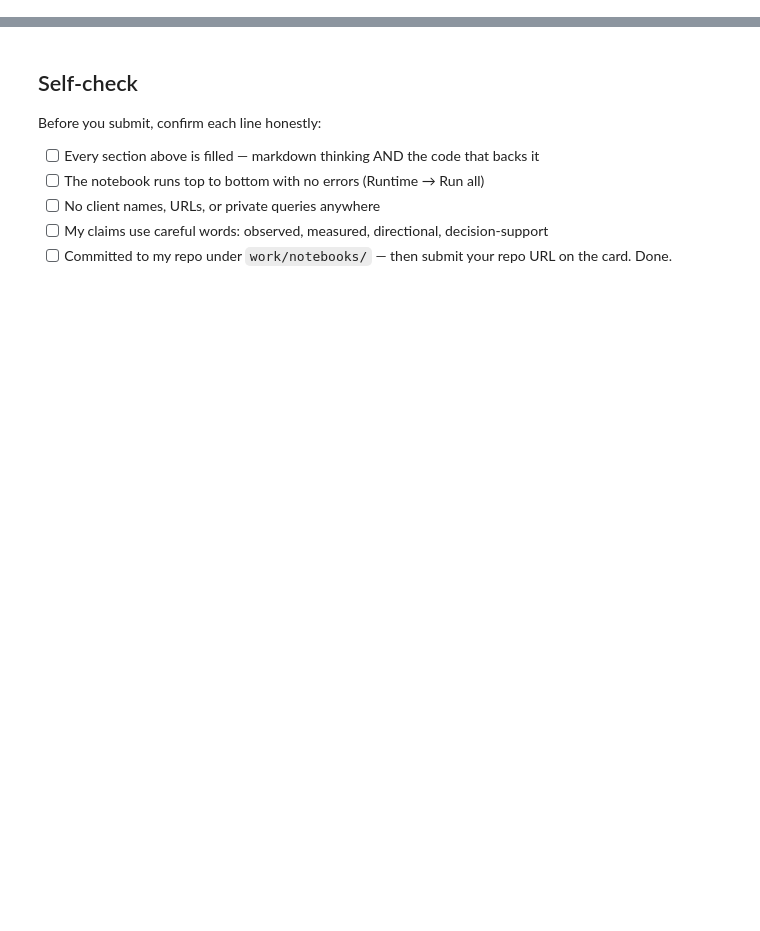
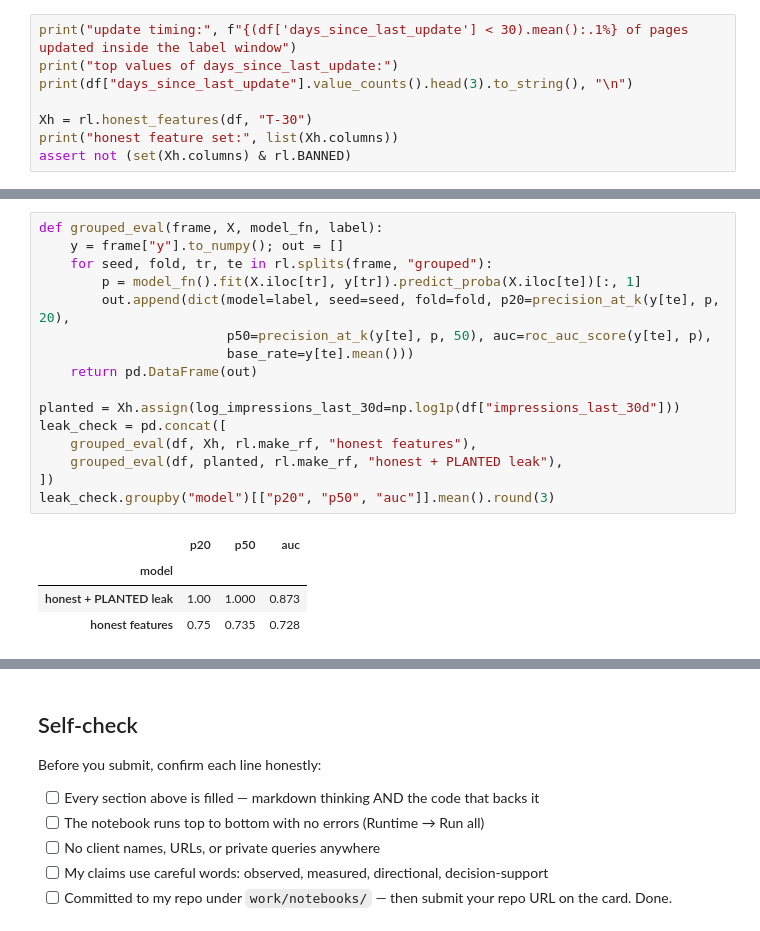
Before and after one commit to Shwetabh1013/flyrank-ml-internship-shwetabh, a Jupyter notebook: work/notebooks/w06_validation_audit.ipynb, the cells around one changed output, grey strips where cells are left out. Cells and saved outputs as stored; diff of their text form; blank space fills up the shorter version.

```diff
--- a/work/notebooks/w06_validation_audit.ipynb
+++ b/work/notebooks/w06_validation_audit.ipynb
@@ -24,0 +155,8 @@ This skeleton is yours to fill. Work the sections **in order** — each one has
+# %%
+print("update timing:", f"{(df['days_since_last_update'] < 30).mean():.1%} of pages updated inside the label window")
+print("top values of days_since_last_update:")
+print(df["days_since_last_update"].value_counts().head(3).to_string(), "\n")
+
+Xh = rl.honest_features(df, "T-30")
+print("honest feature set:", list(Xh.columns))
+assert not (set(Xh.columns) & rl.BANNED)
@@ -24,0 +175,21 @@ This skeleton is yours to fill. Work the sections **in order** — each one has
+# %%
+def grouped_eval(frame, X, model_fn, label):
+    y = frame["y"].to_numpy(); out = []
+    for seed, fold, tr, te in rl.splits(frame, "grouped"):
+        p = model_fn().fit(X.iloc[tr], y[tr]).predict_proba(X.iloc[te])[:, 1]
+        out.append(dict(model=label, seed=seed, fold=fold, p20=precision_at_k(y[te], p, 20),
+                        p50=precision_at_k(y[te], p, 50), auc=roc_auc_score(y[te], p),
+                        base_rate=y[te].mean()))
+    return pd.DataFrame(out)
+
+planted = Xh.assign(log_impressions_last_30d=np.log1p(df["impressions_last_30d"]))
+leak_check = pd.concat([
+    grouped_eval(df, Xh, rl.make_rf, "honest features"),
+    grouped_eval(df, planted, rl.make_rf, "honest + PLANTED leak"),
+])
+leak_check.groupby("model")[["p20", "p50", "auc"]].mean().round(3)
+# %% [output]
+|  | p20 | p50 | auc |
+| model |  |  |  |
+| honest + PLANTED leak | 1.00 | 1.000 | 0.873 |
+| honest features | 0.75 | 0.735 | 0.728 |
```
Also changed, not shown: parts of 25 cells of this notebook, 9 other files.
